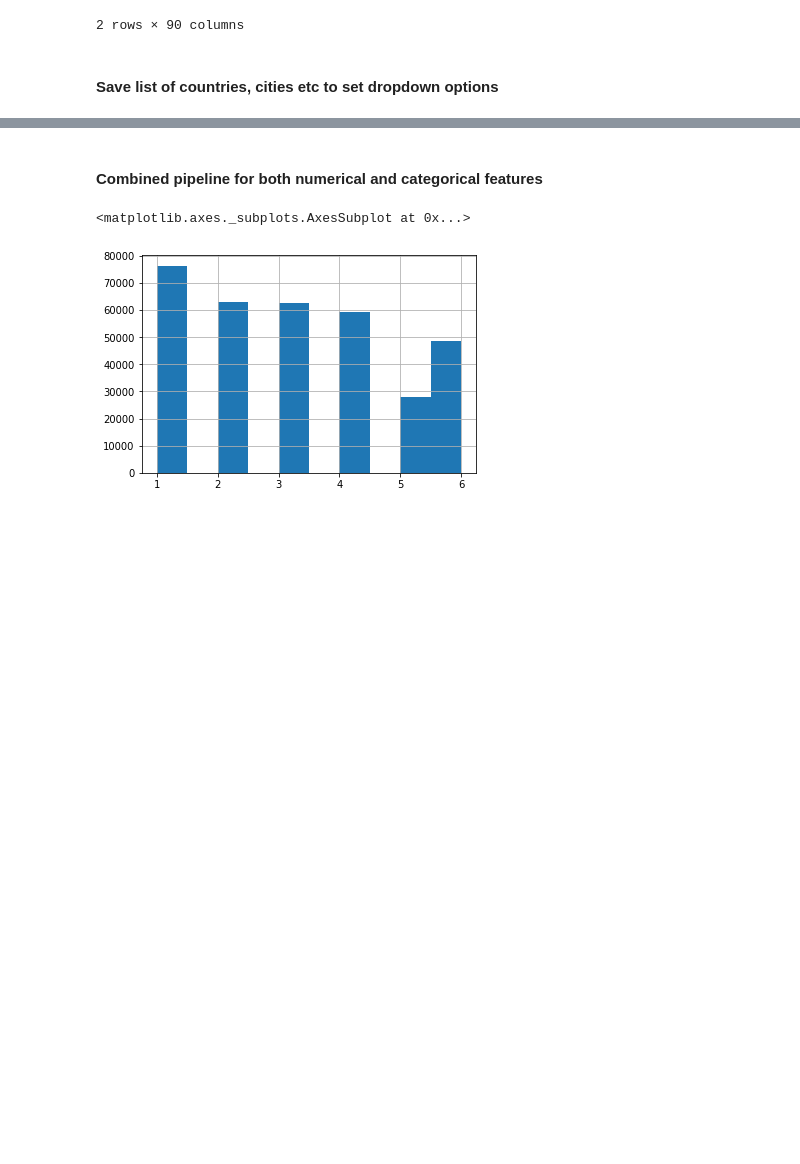
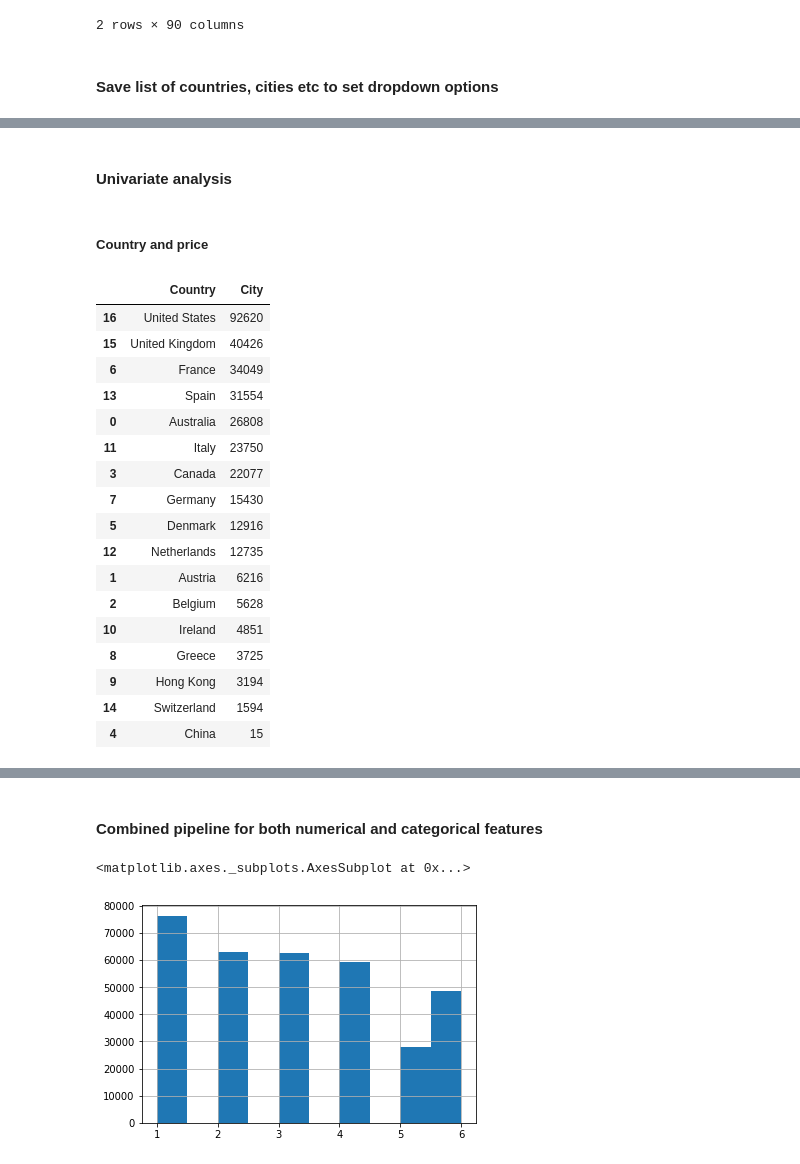
Before and after one commit to deepak-karkala/airbnb-data-science, a Jupyter notebook: notebooks/airbnb_exploratory_analysis.ipynb, the cells around one changed output, grey strips where cells are left out. Drawn from its saved outputs; the diff is of its cells as text; code cells hidden in the pictures; blank space fills up the shorter version.

```diff
--- a/notebooks/airbnb_exploratory_analysis.ipynb
+++ b/notebooks/airbnb_exploratory_analysis.ipynb
@@ -383,3 +381,17 @@ df = df[df["Price"] > 0]
+# %%
+euro_countries_list = ['Netherlands', 'Germany', 'Spain', 'Greece', 'Belgium', 'Ireland', 'Italy', 'Austria', 'France']
+
+df.at[df["Country"].isin(euro_countries_list),"Local Currency to USD Factor"] = 1.19
+df.at[df["Country"]=="United States", "Local Currency to USD Factor"] = 1.0
+df.at[df["Country"]=="Denmark", "Local Currency to USD Factor"] = 0.16
+df.at[df["Country"]=="United Kingdom", "Local Currency to USD Factor"] = 1.30
+df.at[df["Country"]=="Switzerland", "Local Currency to USD Factor"] = 1.11
+df.at[df["Country"]=="Hong Kong", "Local Currency to USD Factor"] = 0.13
+df.at[df["Country"]=="Australia", "Local Currency to USD Factor"] = 0.71
+df.at[df["Country"]=="Canada", "Local Currency to USD Factor"] = 0.76
+df.at[df["Country"]=="China", "Local Currency to USD Factor"] = 0.15
+
+df["Price"] = df["Price"] * df["Local Currency to USD Factor"]
 # %%
 len(df)
 # %% [output]
@@ -458,0 +493,26 @@ dft.to_csv("../data/list_hostresponsetime.csv", index=False)
+# %% [markdown]
+#### Univariate analysis
+# %% [markdown]
+##### Country and price
+# %%
+df1 = df.groupby("Country").count()["City"].reset_index().sort_values("City", ascending=False)
+df1
+# %% [output]
+|  | Country | City |
+| 16 | United States | 92620 |
+| 15 | United Kingdom | 40426 |
+| 6 | France | 34049 |
+| 13 | Spain | 31554 |
+| 0 | Australia | 26808 |
+| 11 | Italy | 23750 |
+| 3 | Canada | 22077 |
+| 7 | Germany | 15430 |
+| 5 | Denmark | 12916 |
+| 12 | Netherlands | 12735 |
+| 1 | Austria | 6216 |
+| 2 | Belgium | 5628 |
+| 10 | Ireland | 4851 |
+| 8 | Greece | 3725 |
+| 9 | Hong Kong | 3194 |
+| 14 | Switzerland | 1594 |
+| 4 | China | 15 |
```
Also changed, not shown: parts of 13 cells of this notebook, 1 other file.
